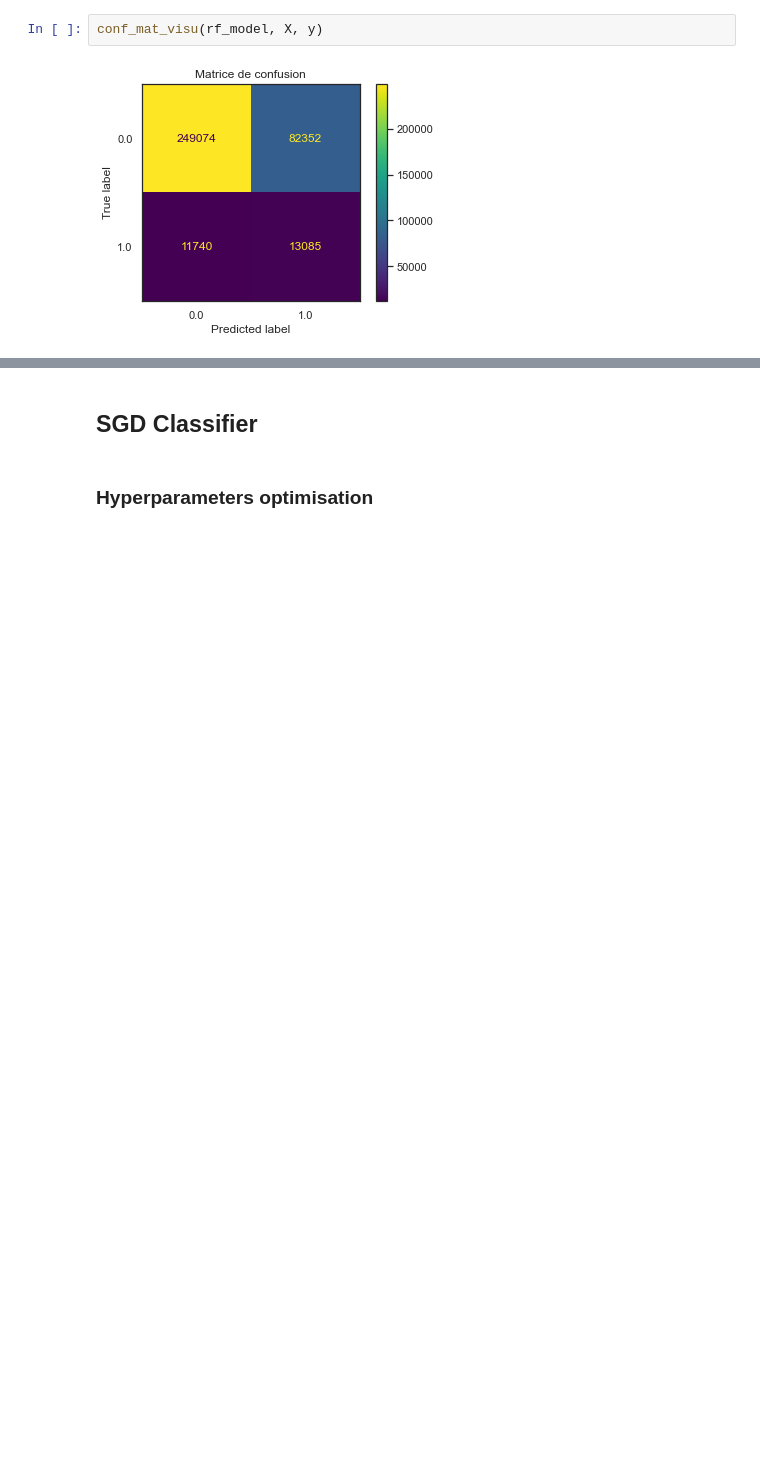
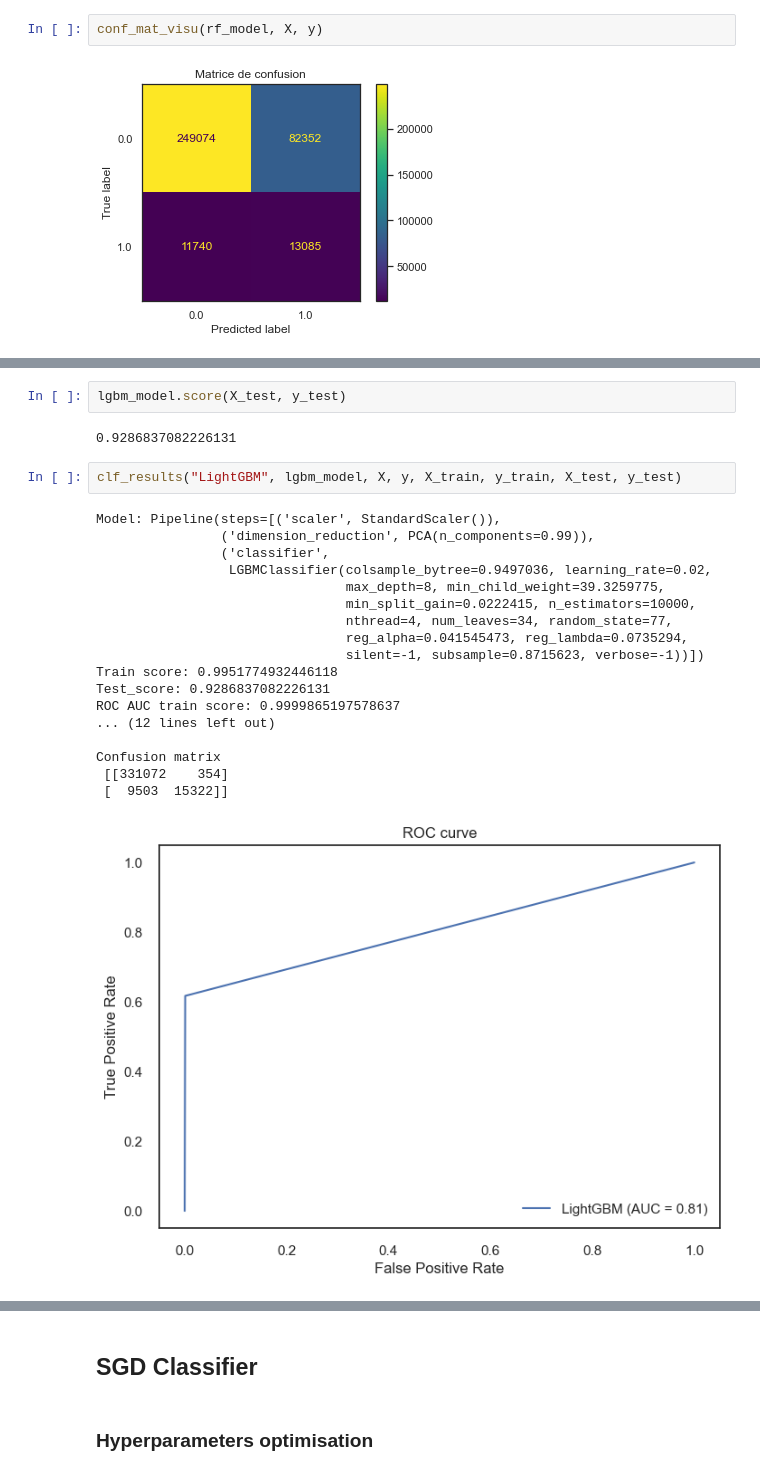
Before and after one commit to IsNdl/Projet7_OC, a Jupyter notebook: P7_sgd_model_optimization.ipynb, the cells around one changed output, grey strips where cells are left out. Cells and saved outputs as stored; diff of their text form; blank space fills up the shorter version.

```diff
--- a/P7_sgd_model_optimization.ipynb
+++ b/P7_sgd_model_optimization.ipynb
@@ -356,0 +432,25 @@ conf_mat_visu(rf_model, X, y)
+# %%
+lgbm_model.score(X_test, y_test)
+# %% [output]
+0.9286837082226131
+# %%
+clf_results("LightGBM", lgbm_model, X, y, X_train, y_train, X_test, y_test)
+# %% [output]
+Model: Pipeline(steps=[('scaler', StandardScaler()),
+                ('dimension_reduction', PCA(n_components=0.99)),
+                ('classifier',
+                 LGBMClassifier(colsample_bytree=0.9497036, learning_rate=0.02,
+                                max_depth=8, min_child_weight=39.3259775,
+                                min_split_gain=0.0222415, n_estimators=10000,
+                                nthread=4, num_leaves=34, random_state=77,
+                                reg_alpha=0.041545473, reg_lambda=0.0735294,
+                                silent=-1, subsample=0.8715623, verbose=-1))])
+Train score: 0.9951774932446118
+Test_score: 0.9286837082226131
+ROC AUC train score: 0.9999865197578637
+... (12 lines left out)
+
+Confusion matrix
+ [[331072    354]
+ [  9503  15322]]
+[figure, added]
```
Also changed, not shown: parts of 31 cells of this notebook, 3 other files.
